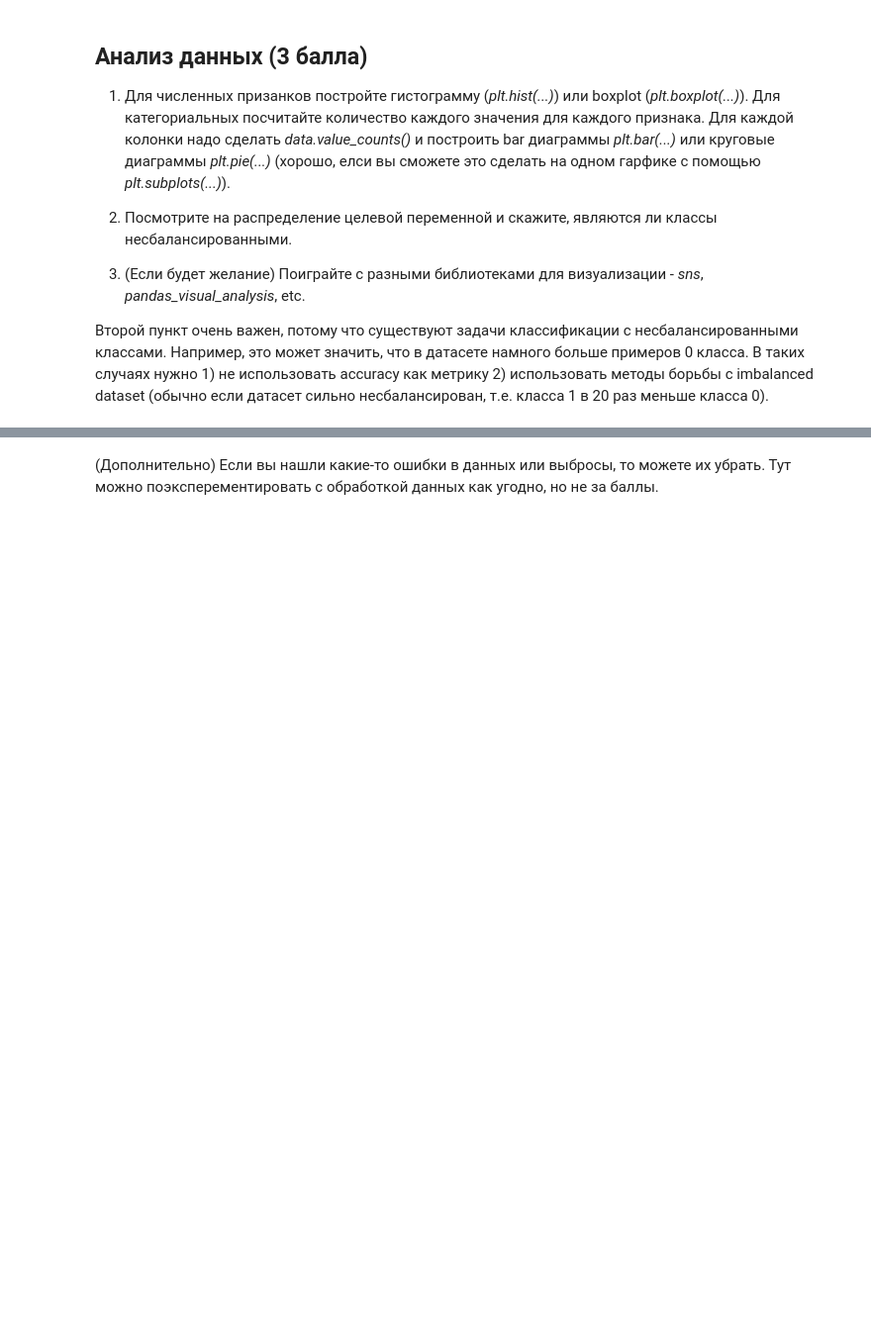
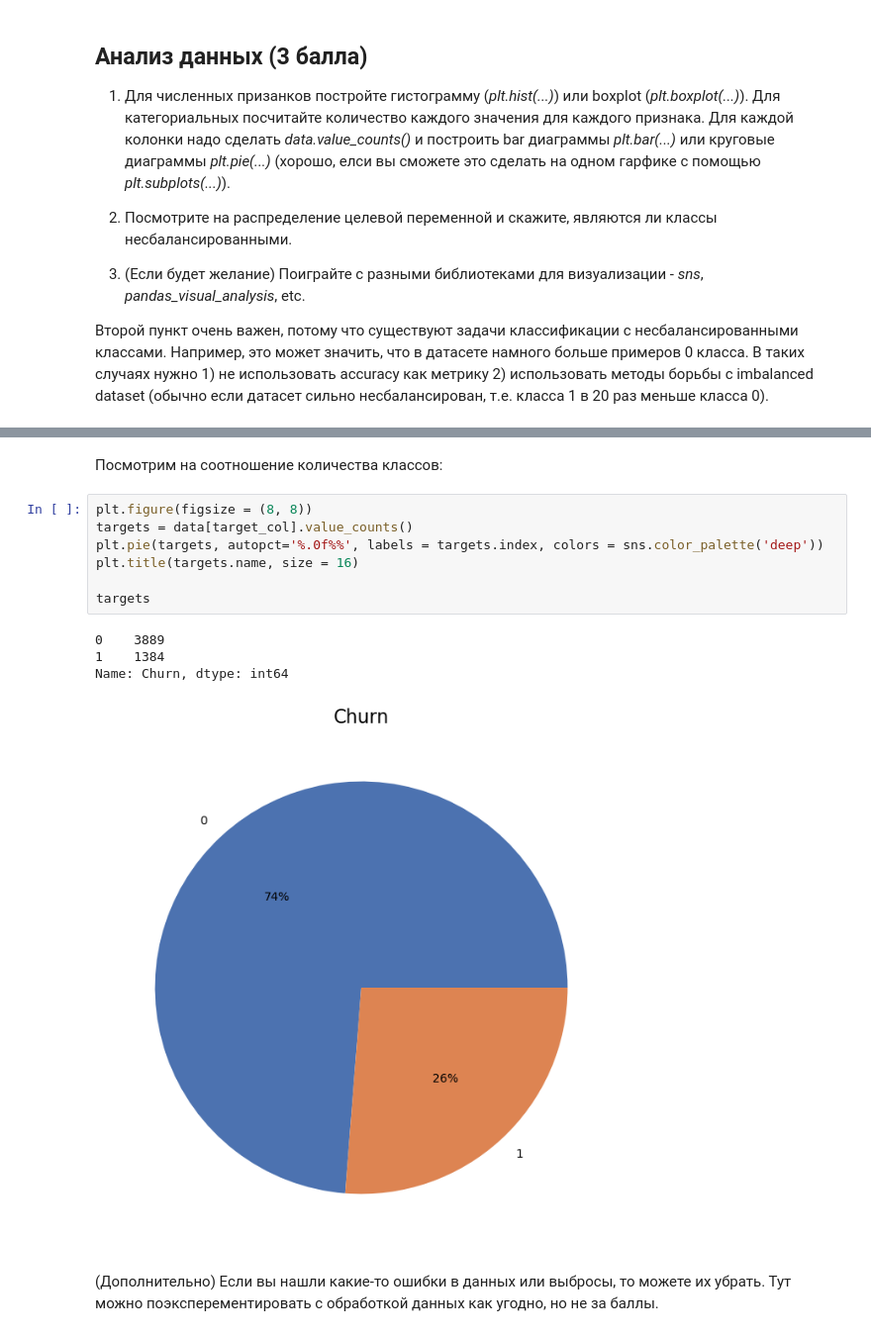
Before and after one commit to kekoveca/DLS_spring, a Jupyter notebook: kaggle_competition/hw_kaggle.ipynb, the cells around one changed output, grey strips where cells are left out. Shown at 99% size. Saved outputs shown, nothing was run; the diff lists cells and outputs as text; blank space fills up the shorter version.

```diff
--- a/kaggle_competition/hw_kaggle.ipynb
+++ b/kaggle_competition/hw_kaggle.ipynb
@@ -158,3 +241,17 @@ target_col = 'Churn'
+# %% [markdown]
+Посмотрим на соотношение количества классов:
+# %%
+plt.figure(figsize = (8, 8))
+targets = data[target_col].value_counts()
+plt.pie(targets, autopct='%.0f%%', labels = targets.index, colors = sns.color_palette('deep'))
+plt.title(targets.name, size = 16)
+
+targets
+# %% [output]
+0    3889
+1    1384
+Name: Churn, dtype: int64
+[figure, added]
 # %% [markdown]
 (Дополнительно) Если вы нашли какие-то ошибки в данных или выбросы, то можете их убрать. Тут можно поэксперементировать с обработкой данных как угодно, но не за баллы.
 # %%
```
Also changed, not shown: parts of 16 cells of this notebook, 7 other files.
